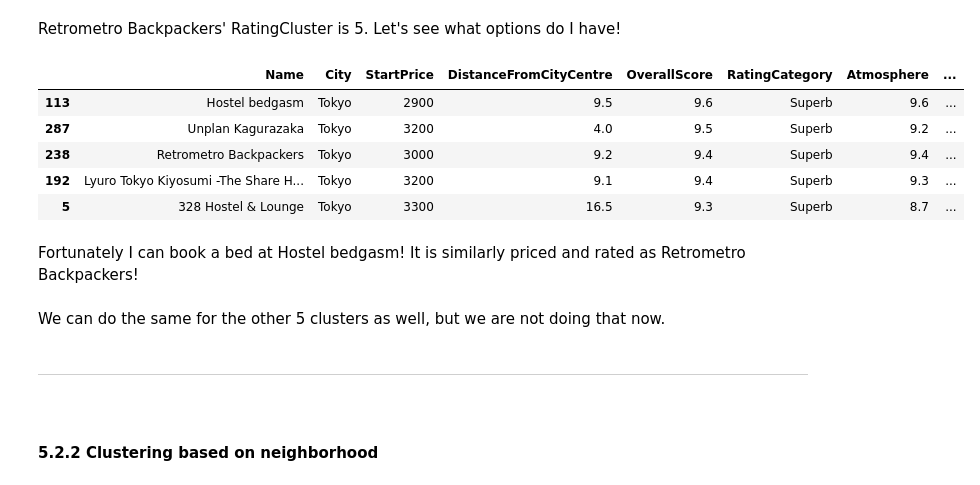
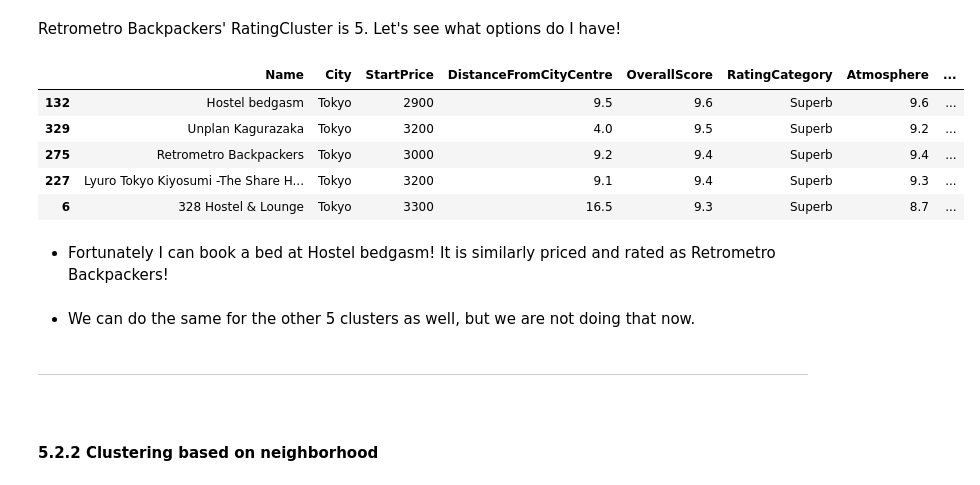
Before and after one commit to Haris-Ignatiadis/IBM-Data-Science-Capstone, a Jupyter notebook: Battle of Neighborhoods/The Battle of the Neighborhoods.ipynb, the cells around one changed output. Saved outputs shown, nothing was run; the diff lists cells and outputs as text; code cells hidden in the pictures.

```diff
--- a/Battle of Neighborhoods/The Battle of the Neighborhoods.ipynb
+++ b/Battle of Neighborhoods/The Battle of the Neighborhoods.ipynb
@@ -1251,18 +1230,18 @@ tokyo_hostels_df[tokyo_hostels_df.Name.str.contains("Retrometro")]
 # %% [markdown]
 Retrometro Backpackers' RatingCluster is 5. Let's see what options do I have!
 # %%
-tokyo_hostels_df[tokyo_hostels_df.RatingCluster == 5].sort_values(['OverallScore'], ascending=False)[:5]
+tokyo_hostels_df[tokyo_hostels_df.RatingCluster == 2].sort_values(['OverallScore'], ascending=False)[:5]
 # %% [output]
 |  | Name | City | StartPrice | DistanceFromCityCentre | OverallScore | RatingCategory | Atmosphere | ... |
-| 113 | Hostel bedgasm | Tokyo | 2900 | 9.5 | 9.6 | Superb | 9.6 | ... |
-| 287 | Unplan Kagurazaka | Tokyo | 3200 | 4.0 | 9.5 | Superb | 9.2 | ... |
-| 238 | Retrometro Backpackers | Tokyo | 3000 | 9.2 | 9.4 | Superb | 9.4 | ... |
-| 192 | Lyuro Tokyo Kiyosumi -The Share H... | Tokyo | 3200 | 9.1 | 9.4 | Superb | 9.3 | ... |
-| 5 | 328 Hostel & Lounge | Tokyo | 3300 | 16.5 | 9.3 | Superb | 8.7 | ... |
+| 132 | Hostel bedgasm | Tokyo | 2900 | 9.5 | 9.6 | Superb | 9.6 | ... |
+| 329 | Unplan Kagurazaka | Tokyo | 3200 | 4.0 | 9.5 | Superb | 9.2 | ... |
+| 275 | Retrometro Backpackers | Tokyo | 3000 | 9.2 | 9.4 | Superb | 9.4 | ... |
+| 227 | Lyuro Tokyo Kiyosumi -The Share H... | Tokyo | 3200 | 9.1 | 9.4 | Superb | 9.3 | ... |
+| 6 | 328 Hostel & Lounge | Tokyo | 3300 | 16.5 | 9.3 | Superb | 8.7 | ... |
 # %% [markdown]
-Fortunately I can book a bed at Hostel bedgasm! It is similarly priced and rated as Retrometro Backpackers!
+- Fortunately I can book a bed at Hostel bedgasm! It is similarly priced and rated as Retrometro Backpackers!
 # %% [markdown]
-We can do the same for the other 5 clusters as well, but we are not doing that now.
+- We can do the same for the other 5 clusters as well, but we are not doing that now.
 # %% [markdown]
 <hr><br>
 
```
Also changed, not shown: parts of 47 cells of this notebook, 1 other file.
